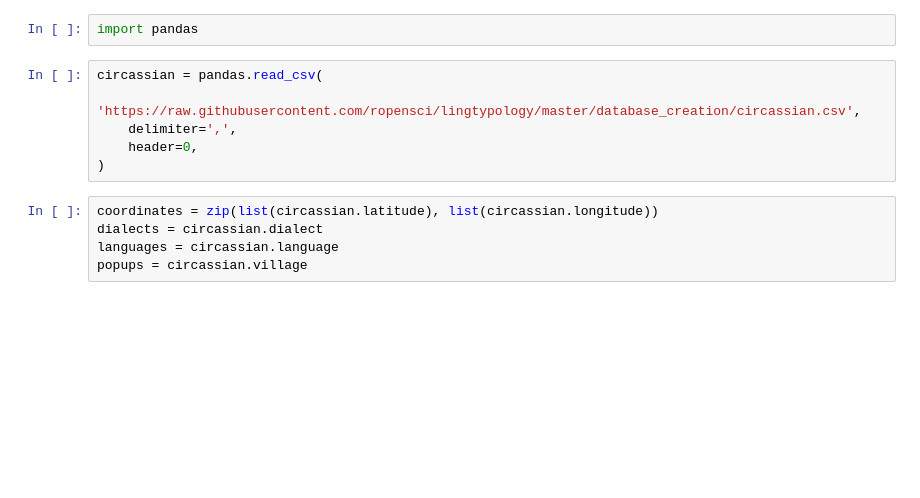
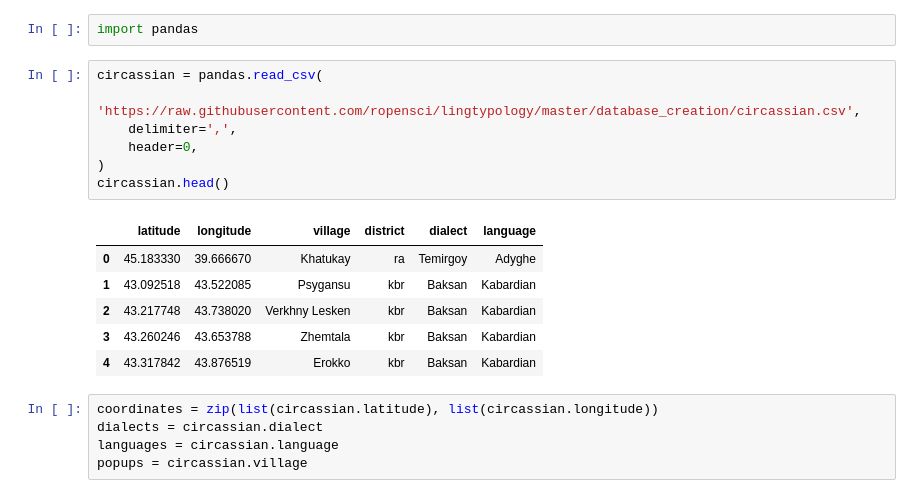
Before and after one commit to OneAdder/lingtypology, a Jupyter notebook: docs/maps.ipynb, the cells around one changed output. Saved outputs shown, nothing was run; the diff lists cells and outputs as text; blank space fills up the shorter version.

```diff
--- a/docs/maps.ipynb
+++ b/docs/maps.ipynb
@@ -185,9 +256,17 @@ import pandas
 # %%
 circassian = pandas.read_csv(
     'https://raw.githubusercontent.com/ropensci/lingtypology/master/database_creation/circassian.csv',
     delimiter=',',
     header=0,
 )
+circassian.head()
+# %% [output]
+|  | latitude | longitude | village | district | dialect | language |
+| 0 | 45.183330 | 39.666670 | Khatukay | ra | Temirgoy | Adyghe |
+| 1 | 43.092518 | 43.522085 | Psygansu | kbr | Baksan | Kabardian |
+| 2 | 43.217748 | 43.738020 | Verkhny Lesken | kbr | Baksan | Kabardian |
+| 3 | 43.260246 | 43.653788 | Zhemtala | kbr | Baksan | Kabardian |
+| 4 | 43.317842 | 43.876519 | Erokko | kbr | Baksan | Kabardian |
 # %%
 coordinates = zip(list(circassian.latitude), list(circassian.longitude))
 dialects = circassian.dialect
```
Also changed, not shown: parts of 27 cells of this notebook, 3 other files.
